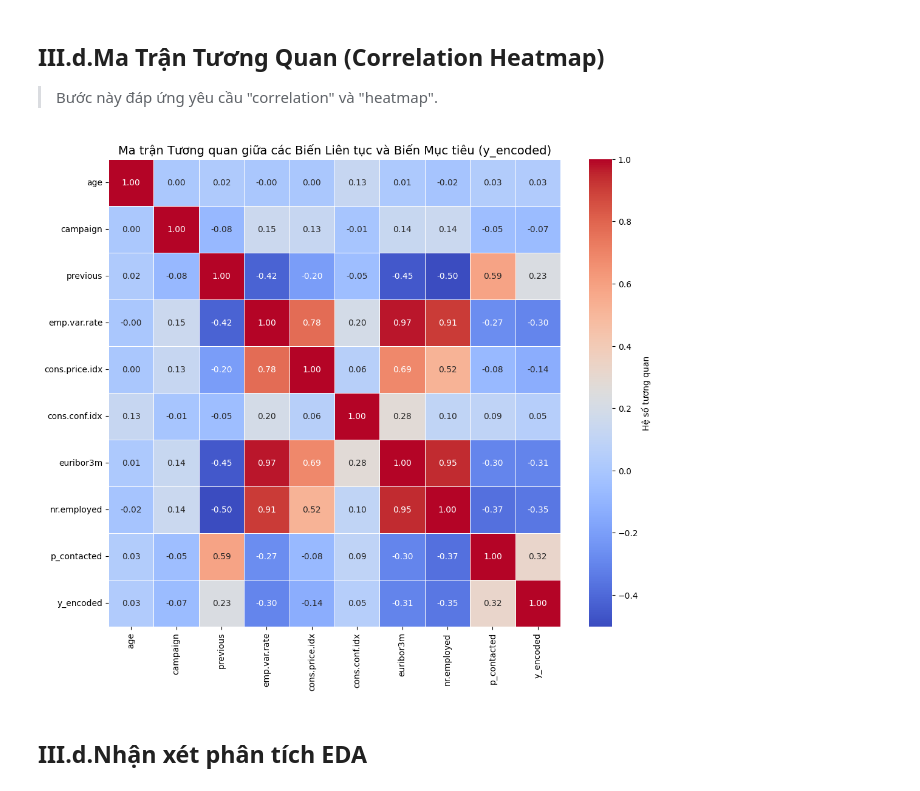
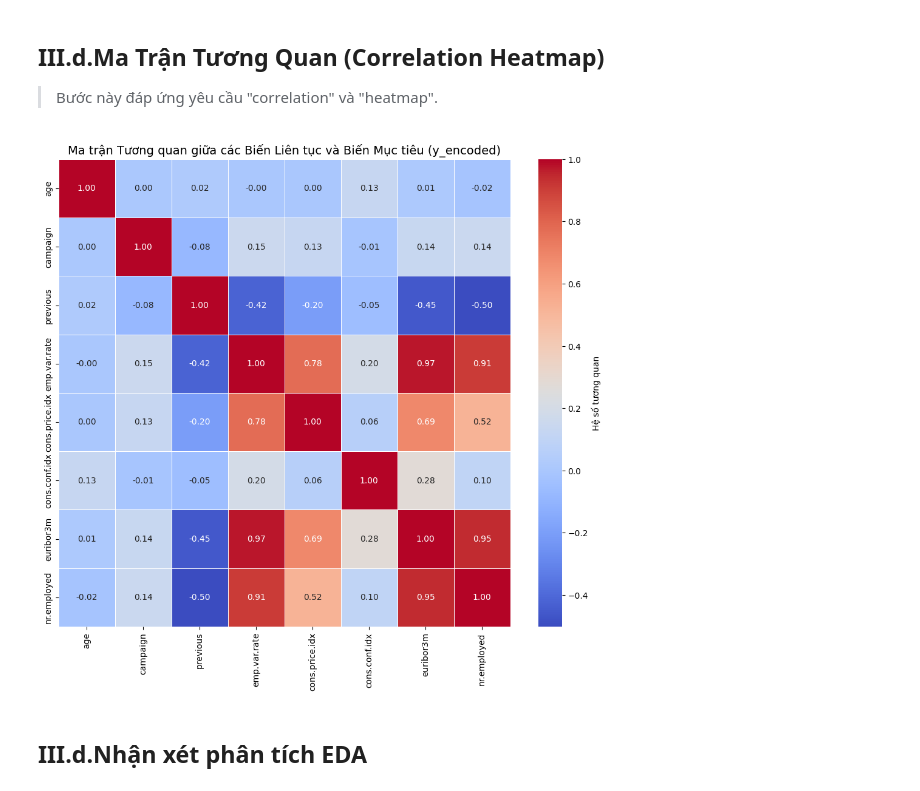
Before and after one commit to CookWang1906/sgu25_kpdl_group, a Jupyter notebook: DỰ ÁN CUỐI KỲ - KHAI PHÁ DỮ LIỆU/file code/Main code/code nhà làm.ipynb, the cells around one changed output. Cells and saved outputs as stored; diff of their text form; code cells hidden in the pictures.

```diff
--- a/DỰ ÁN CUỐI KỲ - KHAI PHÁ DỮ LIỆU/file code/Main code/code nhà làm.ipynb
+++ b/DỰ ÁN CUỐI KỲ - KHAI PHÁ DỮ LIỆU/file code/Main code/code nhà làm.ipynb
@@ -419,5 +416,30 @@ df.describe()
 | max | 98.00000 | 4918.000000 | 56.000000 | 999.000000 | 7.000000 | 1.400000 | 94.767000 | -26.900000 | ... |
 # %%
 # Phân bố biến mục tiêu y
-df['y'].value_counts(normalize=True) * 100
+df  ['y'].value_counts(normalize=True) * 100
+
+# Định nghĩa correlation_cols - các biến liên tục để phân tích tương quan
+correlation_cols = ['age', 'campaign', 'pdays', 'previous', 'emp.var.rate',
+                   'cons.price.idx', 'cons.conf.idx', 'euribor3m', 'nr.employed']
+
+# Giữ lại những cột thực sự tồn tại trong df
+correlation_cols = [c for c in correlation_cols if c in df.columns]
+
+
+plt.figure(figsize=(12, 10))
+
+
+corr_matrix = df[correlation_cols].corr()
+
+
+sns.heatmap(
+    corr_matrix,
+    annot=True,
+    cmap='coolwarm',
+    fmt=".2f",
+    linewidths=.5,
+    cbar_kws={'label': 'Hệ số tương quan'}
+)
+plt.title('Ma trận Tương quan giữa các Biến Liên tục', fontsize=14)
+plt.show()
 # %% [output]
@@ -942,29 +1002,26 @@ plt.show()
 ## **III.d.Ma Trận Tương Quan (Correlation Heatmap)**
 > Bước này đáp ứng yêu cầu "correlation" và "heatmap".
 # %%
-# 4.1. Ma trận Tương quan giữa các Biến Liên tục
-# Thêm biến mục tiêu đã mã hóa vào danh sách để xem mối quan hệ với y
-correlation_cols = numerical_cols + ['y_encoded']
+
+# Giữ lại những cột thực sự tồn tại trong data
+correlation_cols = [c for c in correlation_cols if c in data.columns]
 
 plt.figure(figsize=(12, 10))
-# Tính toán ma trận tương quan
+
 corr_matrix = data[correlation_cols].corr()
 
-# Vẽ Heatmap
 sns.heatmap(
     corr_matrix,
     annot=True,
     cmap='coolwarm',
     fmt=".2f",
     linewidths=.5,
     cbar_kws={'label': 'Hệ số tương quan'}
 )
 plt.title('Ma trận Tương quan giữa các Biến Liên tục và Biến Mục tiêu (y_encoded)', fontsize=14)
 plt.show()
-
-#
 # %% [output]
-[figure, old version]
+[figure, new version]
 # %% [markdown]
 ## **III.d.Nhận xét phân tích EDA**
 # %% [markdown]
```
Also changed, not shown: parts of 37 cells of this notebook, 11 other files.
